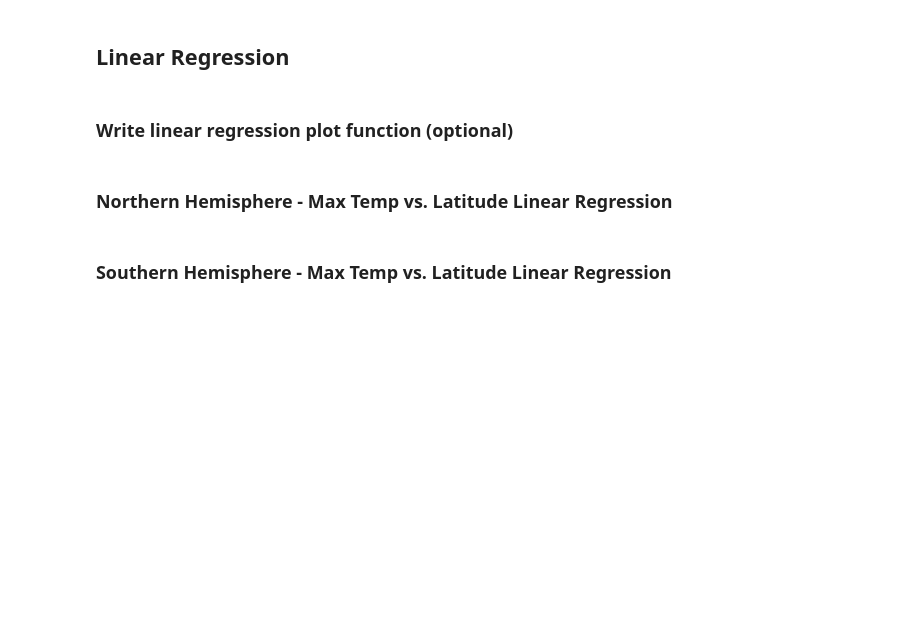
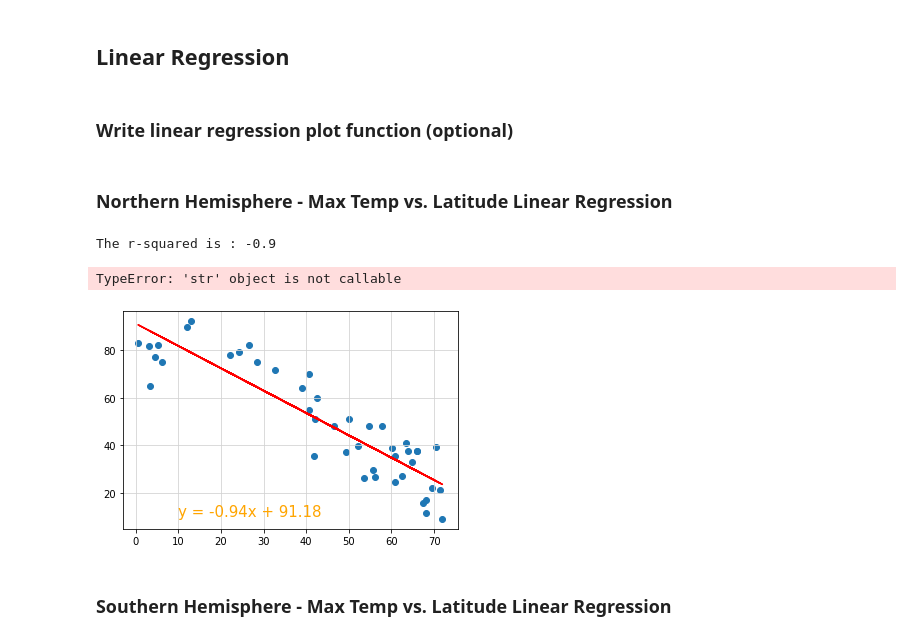
Before and after one commit to timsamson/Python_API_Challange, a Jupyter notebook: Files/WeatherPy.ipynb, the cells around one changed output. Cells and saved outputs as stored; diff of their text form; code cells hidden in the pictures; blank space fills up the shorter version.

```diff
--- a/Files/WeatherPy.ipynb
+++ b/Files/WeatherPy.ipynb
@@ -247,6 +246,7 @@ def linear_regression(x,y):
     (slope, intercept, rvalue, pvalue, stderr) = linregress(x, y)
     regress_values = x * slope + intercept
     line_eq = "y = " + str(round(slope,2)) + "x + " + str(round(intercept,2))
+    plt.grid (b=True,which='major',axis='both',linestyle='-',color='lightgrey')
     plt.scatter(x, y)
     plt.plot(x,regress_values,"r-")
     return line_eq
@@ -257,20 +257,21 @@ def annotate(line_eq, a, b):
 # %% [markdown]
 ###  Northern Hemisphere - Max Temp vs. Latitude Linear Regression
 # %%
-#plot variable
-title_1 = "Northern Hemisphere - Max Temp vs. Latitude Regression"
-
 #use functions
 equation = linear_regression(north_hem["Latitude"],north_hem["Max Temp"])
-annotate(equation, 0, 0)
+annotate(equation, 10, 10)
 
 #title and labels
-plt.title=(f"{title_1}")
-plt.xlabel("Latitude")
-plt.ylabel("Max Temp (F)")
+plt.title('Northern Hemisphere - Max Temp vs. Latitude')
+plt.xlabel('Latitude')
+plt.ylabel('Max Temp (F)')
 
 # Save the figure
-plt.savefig(f"Images/{title_1}.png")
+plt.savefig(f"Images/Northern Hemisphere | Max Temp vs. Latitude Regression.png")
+# %% [output]
+The r-squared is : -0.9
+TypeError: 'str' object is not callable
+[figure, added]
 # %% [markdown]
 ###  Southern Hemisphere - Max Temp vs. Latitude Linear Regression
 # %%
```
Also changed, not shown: parts of 15 cells of this notebook, 8 other files.
